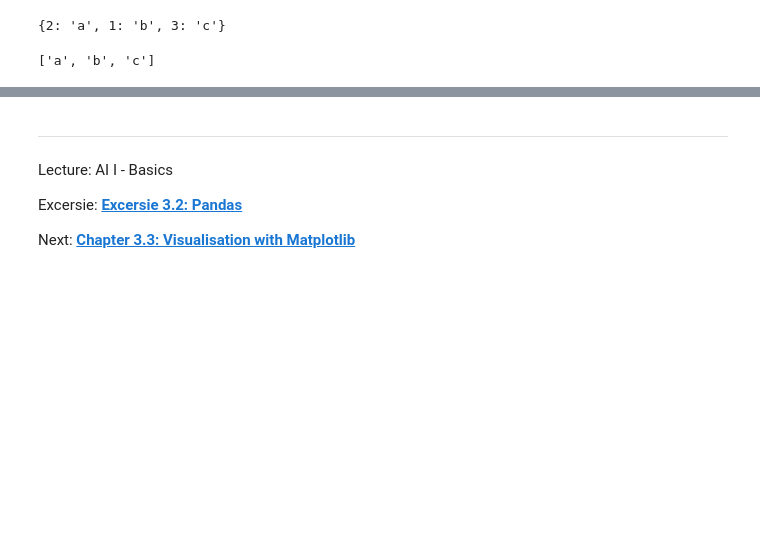
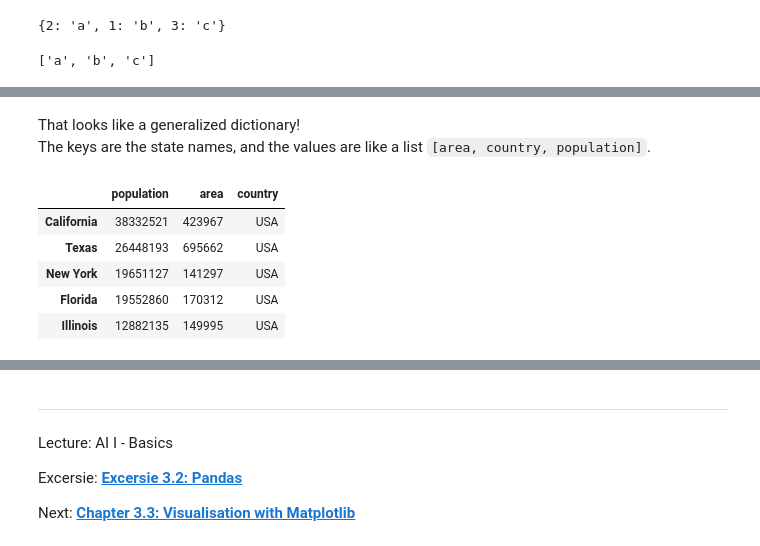
Before and after one commit to iLuckyW/lecture-ai-basics, a Jupyter notebook: chapter/03_data/02_pandas.ipynb, the cells around one changed output, grey strips where cells are left out. Saved outputs shown, nothing was run; the diff lists cells and outputs as text; code cells hidden in the pictures; blank space fills up the shorter version.

```diff
--- a/chapter/03_data/02_pandas.ipynb
+++ b/chapter/03_data/02_pandas.ipynb
@@ -252,0 +300,12 @@ list(ser.values)
+# %% [markdown]
+That looks like a generalized dictionary!
+The keys are the state names, and the values are like a list `[area, country, population]`.
+# %%
+states.sort_values(by="population", ascending=False)
+# %% [output]
+|  | population | area | country |
+| California | 38332521 | 423967 | USA |
+| Texas | 26448193 | 695662 | USA |
+| New York | 19651127 | 141297 | USA |
+| Florida | 19552860 | 170312 | USA |
+| Illinois | 12882135 | 149995 | USA |
```
Also changed, not shown: parts of 42 cells of this notebook.
